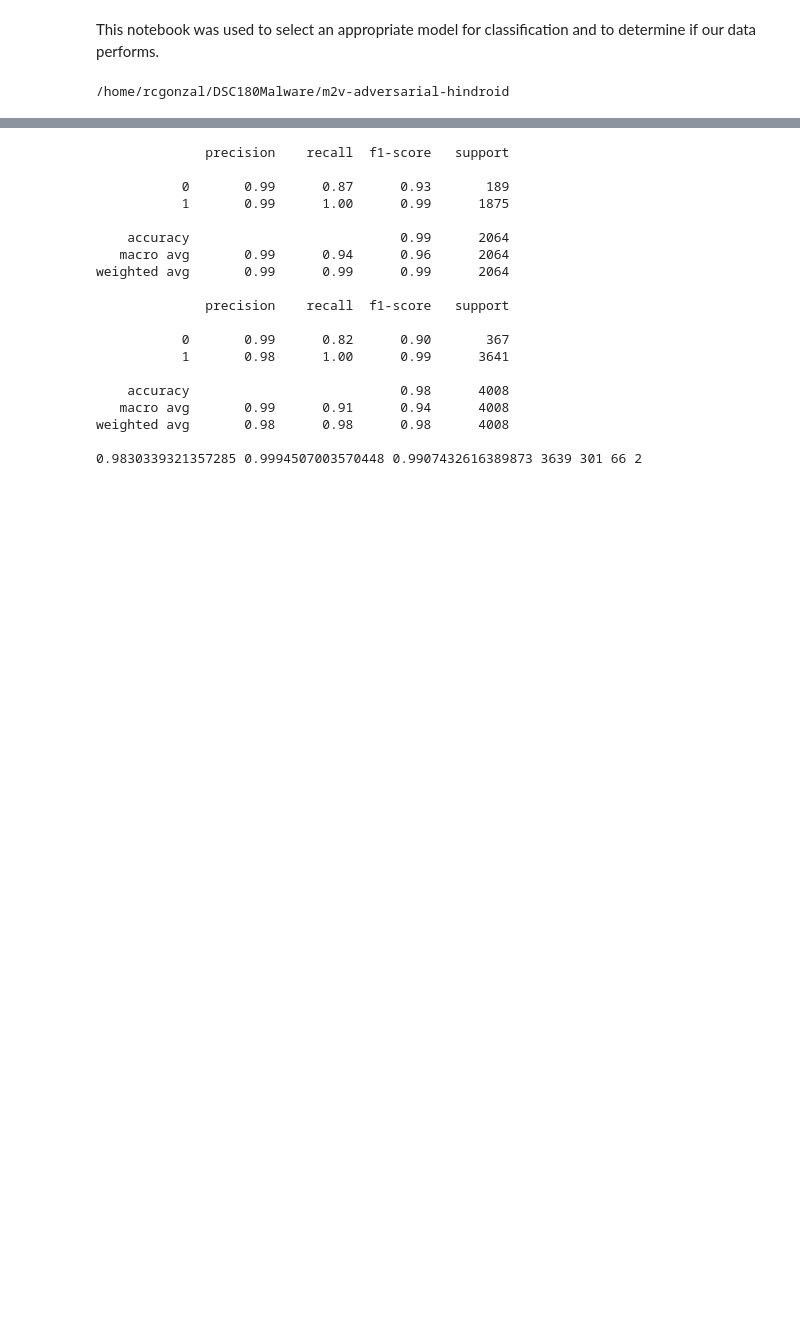
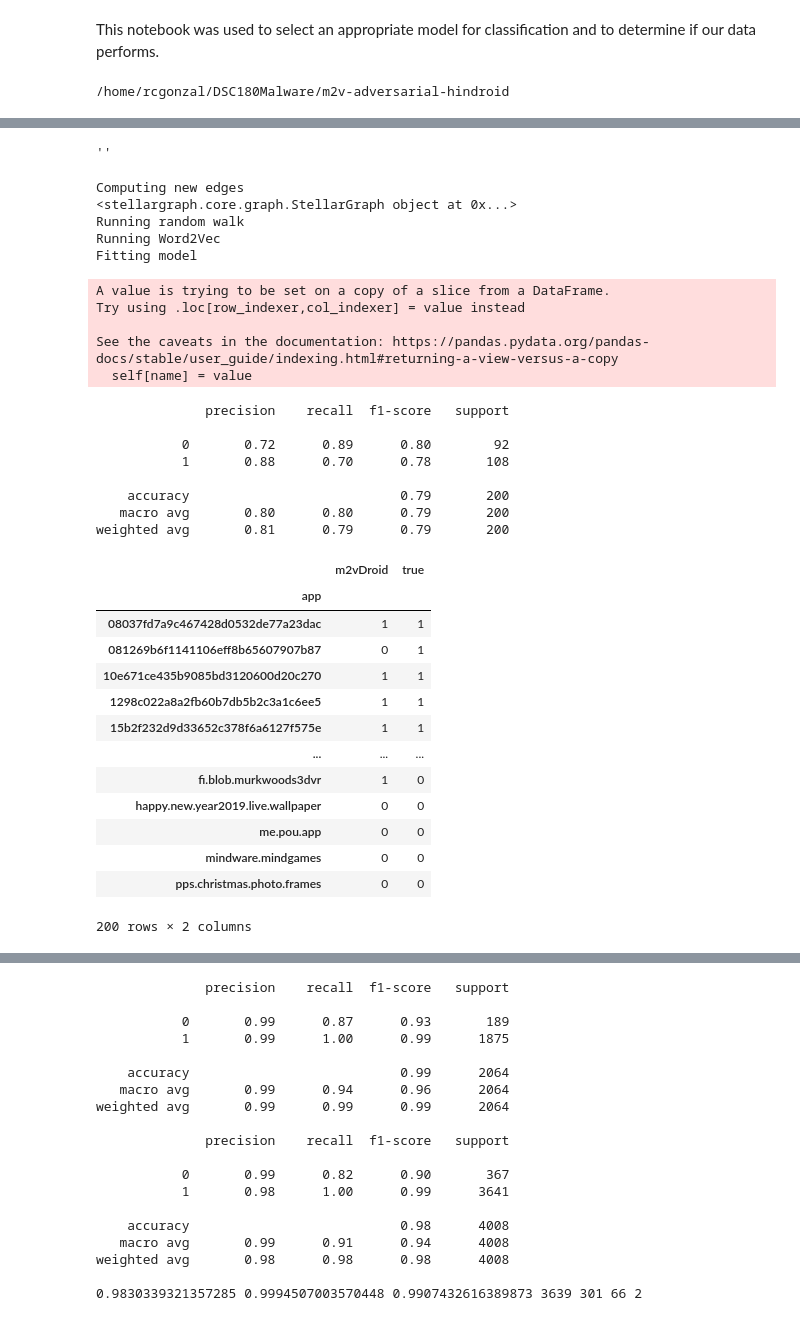
Before and after one commit to rcgonzalez9061/m2v-adversarial-hindroid, a Jupyter notebook: notebooks/Model Selection.ipynb, the cells around one changed output, grey strips where cells are left out. Cells and saved outputs as stored; diff of their text form; code cells hidden in the pictures; blank space fills up the shorter version.

```diff
--- a/notebooks/Model Selection.ipynb
+++ b/notebooks/Model Selection.ipynb
@@ -20,3 +62,66 @@ os.chdir('..')
+# %%
+m2vDroid = M2VDroid('data/out/miniset-train/',
+                    classifier_args={'max_depth':3, 'n_jobs':-1})
+# %%
+m2vDroid.name
+# %% [output]
+''
+# %%
+m2vDroid.fit_predict('data/out/miniset-test/',
+                     walk_args={
+                         "nprocs": 16,
+                         "length": 60,
+                         "n": 3,
+                         "metapaths": [
+                             ["app", "api", "app"],
+                             ["app", "api", "method", "api", "app"],
+                             ["app", "api", "package", "api", "app"],
+                             ["app", "api", "package", "api", "method", "api", "app"],
+                             ["app", "api", "method", "api", "package", "api", "app"]
+                         ]
+                     },
+                    w2v_args={
+                        "size": 128,
+                        "window": 7,
+                        "min_count": 0,
+                        "negative": 5,
+                        "sg": 1,
+                        "workers": 16,
+                        "iter": 5
+                    })
+# %% [output]
+Computing new edges
+<stellargraph.core.graph.StellarGraph object at 0x...>
+Running random walk
+Running Word2Vec
+Fitting model
+A value is trying to be set on a copy of a slice from a DataFrame.
+Try using .loc[row_indexer,col_indexer] = value instead
+
+See the caveats in the documentation: https://pandas.pydata.org/pandas-docs/stable/user_guide/indexing.html#returning-a-view-versus-a-copy
+  self[name] = value
+              precision    recall  f1-score   support
+
+           0       0.72      0.89      0.80        92
+           1       0.88      0.70      0.78       108
+
+    accuracy                           0.79       200
+   macro avg       0.80      0.80      0.79       200
+weighted avg       0.81      0.79      0.79       200
+|  | m2vDroid | true |
+| app |  |  |
+| 08037fd7a9c467428d0532de77a23dac | 1 | 1 |
+| 081269b6f1141106eff8b65607907b87 | 0 | 1 |
+| 10e671ce435b9085bd3120600d20c270 | 1 | 1 |
+| 1298c022a8a2fb60b7db5b2c3a1c6ee5 | 1 | 1 |
+| 15b2f232d9d33652c378f6a6127f575e | 1 | 1 |
+| ... | ... | ... |
+| fi.blob.murkwoods3dvr | 1 | 0 |
+| happy.new.year2019.live.wallpaper | 0 | 0 |
+| me.pou.app | 0 | 0 |
+| mindware.mindgames | 0 | 0 |
+| pps.christmas.photo.frames | 0 | 0 |
+200 rows × 2 columns
 # %%
 all_apps = pd.read_csv("data/out/all-apps/app_list.csv", index_col='app')
 
```
Also changed, not shown: parts of 7 cells of this notebook, 7 other files.
